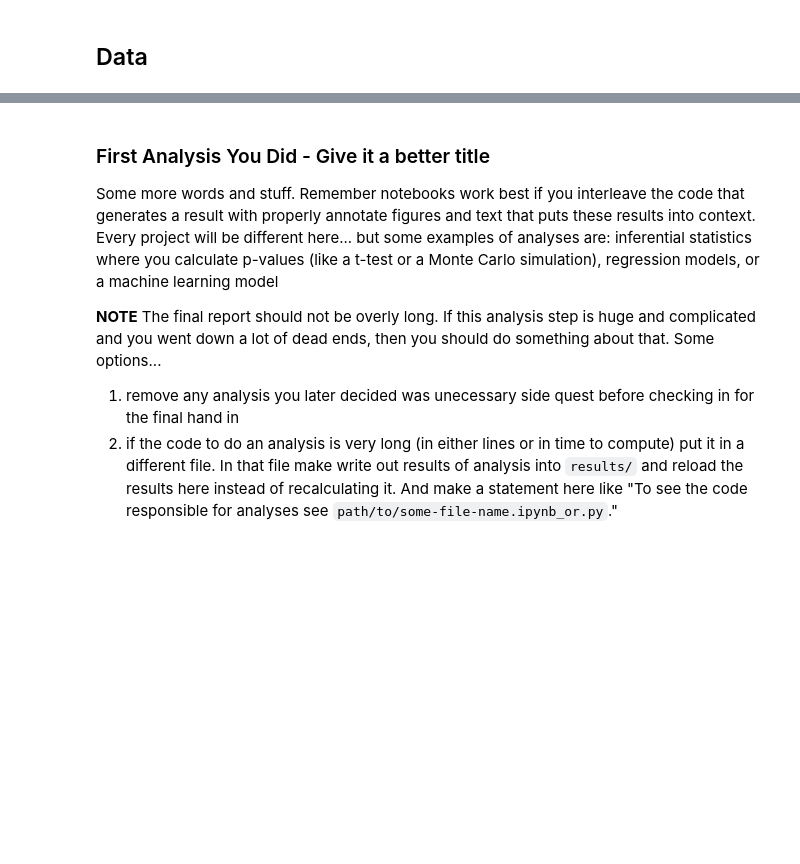
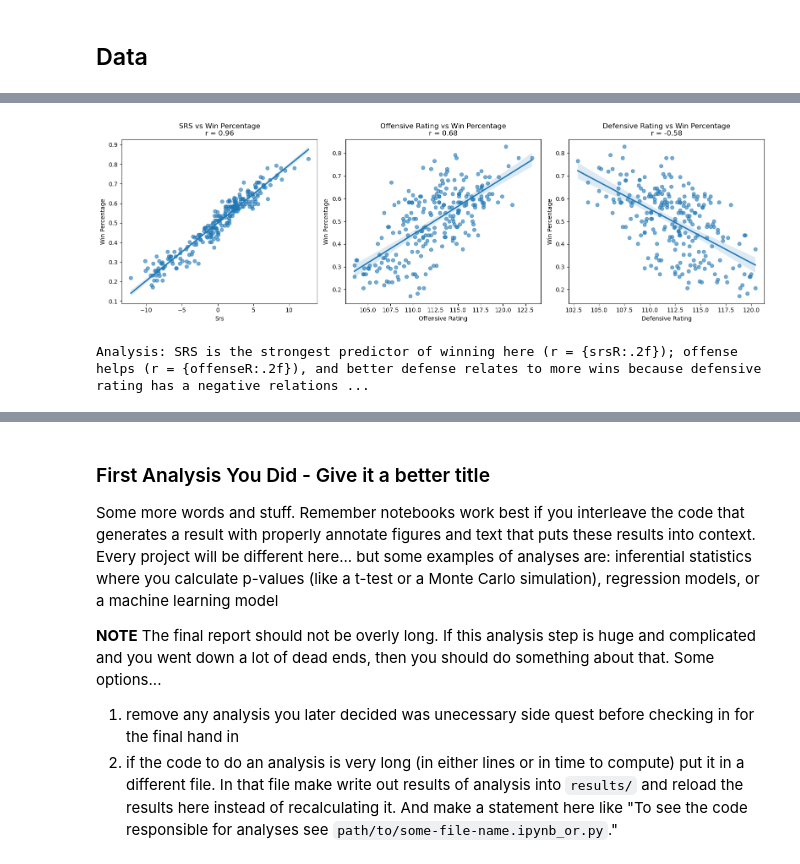
Before and after one commit to COGS108/Group-SP26-082, a Jupyter notebook: 03-FinalProject.ipynb, the cells around one changed output, grey strips where cells are left out. Drawn from its saved outputs; the diff is of its cells as text; code cells hidden in the pictures; blank space fills up the shorter version.

```diff
--- a/03-FinalProject.ipynb
+++ b/03-FinalProject.ipynb
@@ -353,0 +227,29 @@ Instructions: REPLACE the contents of this cell with your work, including any up
+# %%
+# Plot 3: Shows the main performance stats compared to win percentage.
+fig,axes = plt.subplots(1, 3, figsize=(16, 5))
+
+scatterPlots = [
+    ("srs", "SRS vs Win Percentage"),
+    ("offensive_rating", "Offensive Rating vs Win Percentage"),
+    ("defensive_rating", "Defensive Rating vs Win Percentage")
+]
+
+for i, (xColumn, graphTitle) in enumerate(scatterPlots):
+    sns.regplot(data=df, x=xColumn, y="win_pct", ax=axes[i], scatter_kws={"alpha": 0.6})
+    rValue, pValue = stats.pearsonr(df[xColumn], df["win_pct"])
+
+    axes[i].set_title(graphTitle + f"\nr = {rValue:.2f}")
+    axes[i].set_xlabel(xColumn.replace("_", " ").title())
+    axes[i].set_ylabel("Win Percentage")
+
+plt.tight_layout()
+plt.show()
+
+srsR, srsP = stats.pearsonr(df["srs"], df["win_pct"])
+offenseR, offenseP = stats.pearsonr(df["offensive_rating"], df["win_pct"])
+defenseR, defenseP = stats.pearsonr(df["defensive_rating"], df["win_pct"])
+
+print("Analysis: SRS is the strongest predictor of winning here (r = {srsR:.2f}); offense helps (r = {offenseR:.2f}), and better defense relates to more wins because defensive rating has a negative relationship (r = {defenseR:.2f}).")
+# %% [output]
+[figure, added]
+Analysis: SRS is the strongest predictor of winning here (r = {srsR:.2f}); offense helps (r = {offenseR:.2f}), and better defense relates to more wins because defensive rating has a negative relations ...
```
Also changed, not shown: parts of 37 cells of this notebook.
